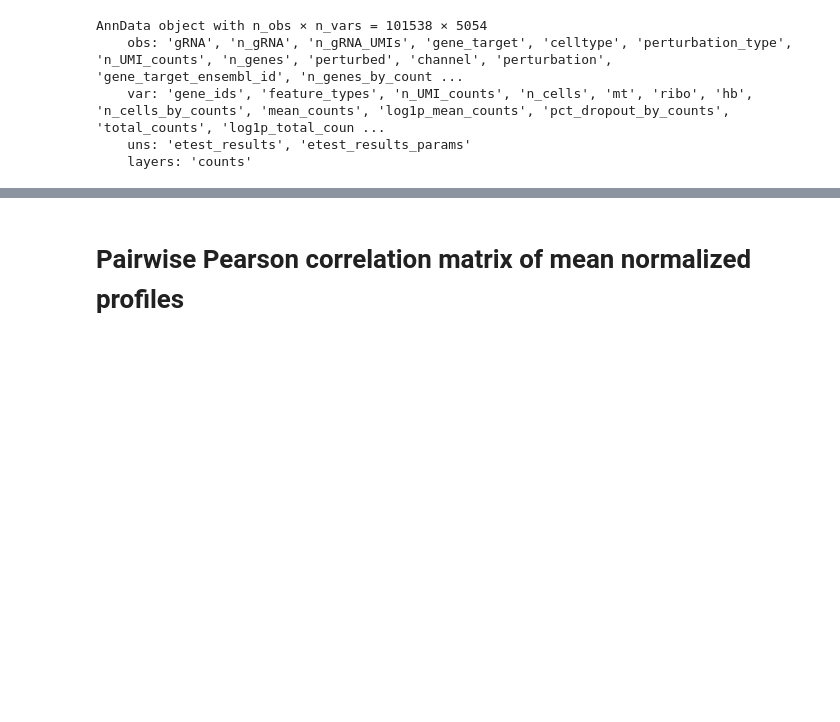
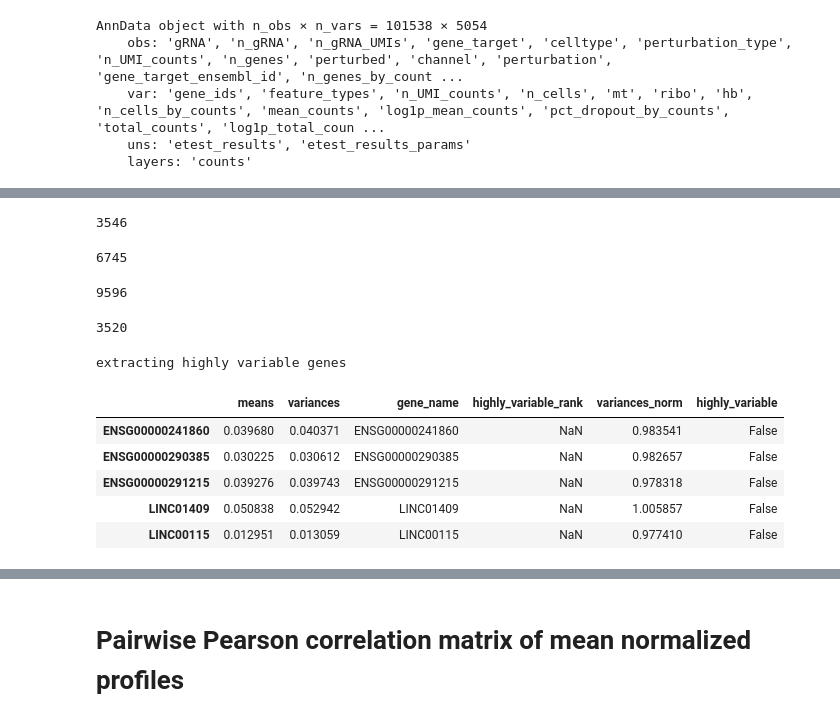
Before and after one commit to subramaniam-lab-ucsd/tf-project, a Jupyter notebook: tf_project_de_analysis_mde.ipynb, the cells around one changed output, grey strips where cells are left out. Saved outputs shown, nothing was run; the diff lists cells and outputs as text; code cells hidden in the pictures; blank space fills up the shorter version.

```diff
--- a/tf_project_de_analysis_mde.ipynb
+++ b/tf_project_de_analysis_mde.ipynb
@@ -1465,0 +1555,35 @@ adata_padj10_lfc0pt25 = filter_adata_degs(adata, de_results_df_gene_targets,
+# %%
+top_50_degs_lfc0 = get_top_up_down_DEGs(de_results_df_gene_targets, n_up_DEGs=50, n_down_DEGs=50,
+                                p_threshold=0.1, p_threshold_type="padj", lfc_threshold=0)
+print(len(top_50_degs_lfc0))
+# %% [output]
+3546
+# %%
+degs_lfc = filter_DEGs(de_results_df_gene_targets, p_threshold=0.1, p_threshold_type="padj", lfc_threshold=0.25)
+print(len(degs_lfc))
+# %% [output]
+6745
+# %%
+degs_lfc2 = filter_DEGs(de_results_df_gene_targets, p_threshold=0.2, p_threshold_type="padj", lfc_threshold=0.25)
+print(len(degs_lfc2))
+# %% [output]
+9596
+# %%
+print(len(degs_lfc & top_50_degs))
+# %% [output]
+3520
+# %%
+import scanpy as sc
+hvgs_df = sc.pp.highly_variable_genes(adata, layer="counts", n_top_genes=2000,
+                                      flavor="seurat_v3", inplace=False)
+# %% [output]
+extracting highly variable genes
+# %%
+hvgs_df.head()
+# %% [output]
+|  | means | variances | gene_name | highly_variable_rank | variances_norm | highly_variable |
+| ENSG00000241860 | 0.039680 | 0.040371 | ENSG00000241860 | NaN | 0.983541 | False |
+| ENSG00000290385 | 0.030225 | 0.030612 | ENSG00000290385 | NaN | 0.982657 | False |
+| ENSG00000291215 | 0.039276 | 0.039743 | ENSG00000291215 | NaN | 0.978318 | False |
+| LINC01409 | 0.050838 | 0.052942 | LINC01409 | NaN | 1.005857 | False |
+| LINC00115 | 0.012951 | 0.013059 | LINC00115 | NaN | 0.977410 | False |
```
Also changed, not shown: parts of 16 cells of this notebook.
